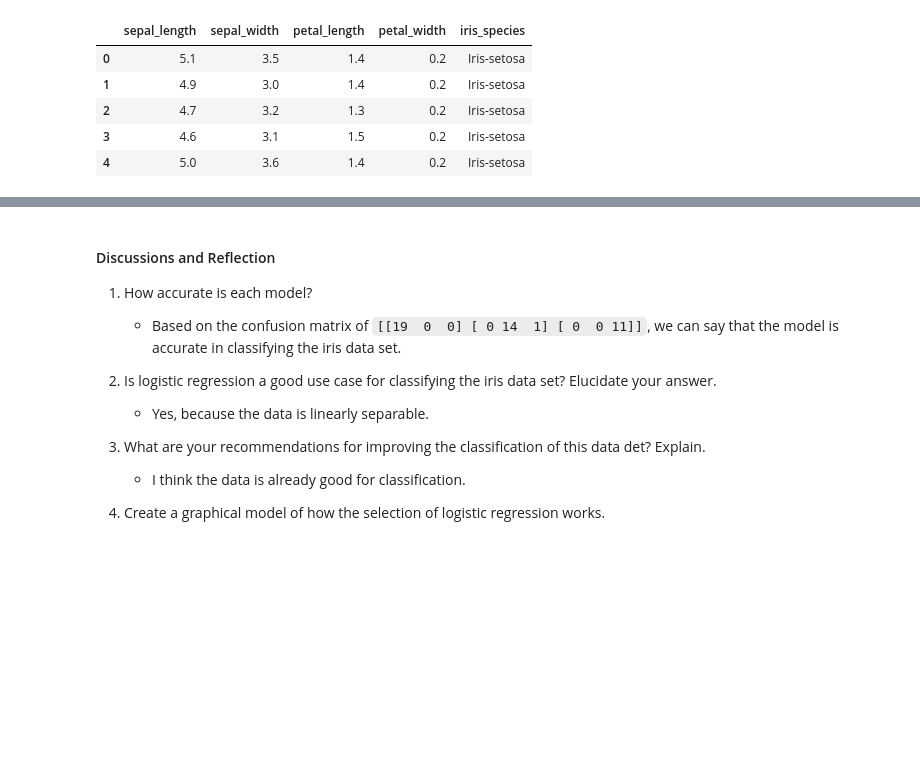
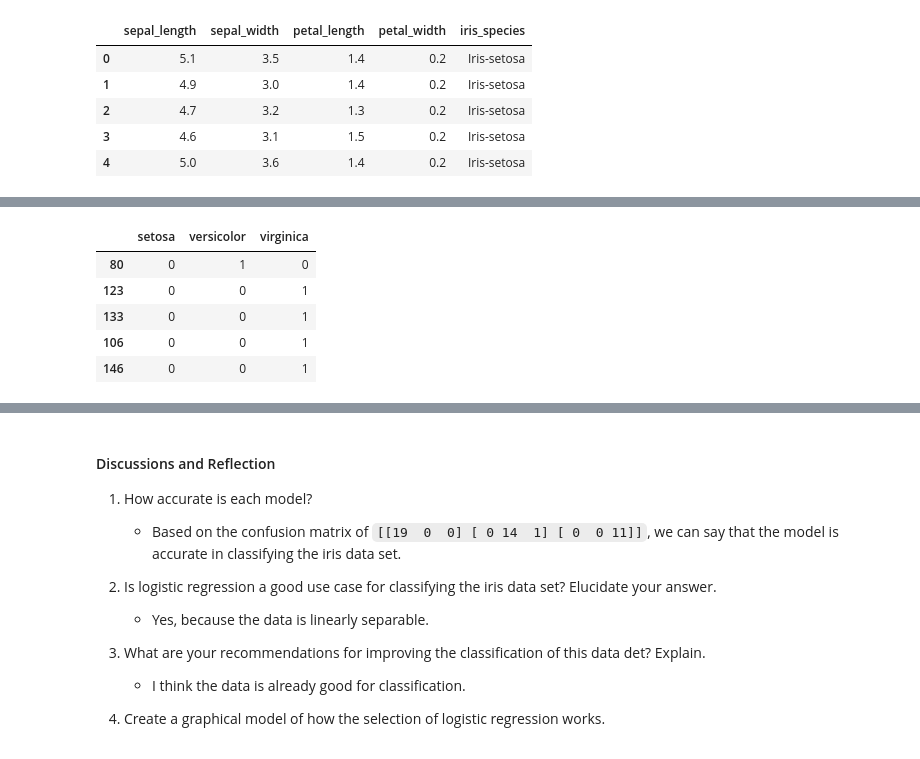
Before and after one commit to Pipaolo/cs-machine-learning, a Jupyter notebook: machinelearning_activity3.ipynb, the cells around one changed output, grey strips where cells are left out. Saved outputs shown, nothing was run; the diff lists cells and outputs as text; code cells hidden in the pictures; blank space fills up the shorter version.

```diff
--- a/machinelearning_activity3.ipynb
+++ b/machinelearning_activity3.ipynb
@@ -70,27 +70,33 @@ df.head()
 # %%
 from sklearn.preprocessing import StandardScaler
 from sklearn.metrics import confusion_matrix
-def load_data(species: str):
+def load_data():
     df = pd.read_csv("datasets/iris.csv")
+
+    # Create a true target column for every species
+    df['setosa'] = np.where(df['iris_species'] == 'Iris-setosa', 1, 0)
+    df['versicolor'] = np.where(df['iris_species'] == 'Iris-versicolor', 1, 0)
+    df['virginica'] = np.where(df['iris_species'] == 'Iris-virginica', 1, 0)
+
     x = df[['sepal_length', 'sepal_width', 'petal_length', 'petal_width']]
 
-    # Create a new column called true_species
-    df['true_species'] = np.where(df['iris_species'] == species, 1, 0)
-    y = df['true_species']
+    # The y columns comprises of the target columns
+    y = df[['setosa', 'versicolor', 'virginica']]
+
     return x, y, df
 
 def split_data(x, y):
-    x_train, x_test, y_train, y_test = train_test_split(x, y, test_size=0.3, random_state=0)
-    return x_train, x_test, y_train, y_test
-
-def train_data( x_train, x_test, y_train, y_test):
+    x_train, x_test, y_train, y_test = train_test_split(x, y, test_size=0.35, random_state=0)
     # Transform the data
     sc = StandardScaler()
     x_train = sc.fit_transform(x_train)
     x_test = sc.transform(x_test)
 
+    return x_train, x_test, y_train, y_test, sc
+
+def train_data(x_train, x_test, y_train, y_test):
     # Train the model
-    classifier = LogisticRegression()
+    classifier = LogisticRegression(random_state=0)
     classifier.fit(x_train, y_train)
     return classifier
 
@@ -174,0 +123,14 @@ def get_min_max(column:str) -> tuple[float, float]:
+# %%
+x, grouped_y, df = load_data()
+x_train, x_test, y_train, y_test,sc = split_data(x, grouped_y)
+x_train_set, y_train_set = sc.inverse_transform(x_train), y_train
+x_test_set, y_test_set = sc.inverse_transform(x_test), y_test
+
+y_train.head()
+# %% [output]
+|  | setosa | versicolor | virginica |
+| 80 | 0 | 1 | 0 |
+| 123 | 0 | 0 | 1 |
+| 133 | 0 | 0 | 1 |
+| 106 | 0 | 0 | 1 |
+| 146 | 0 | 0 | 1 |
```
Also changed, not shown: parts of 8 cells of this notebook, 4 other files.
